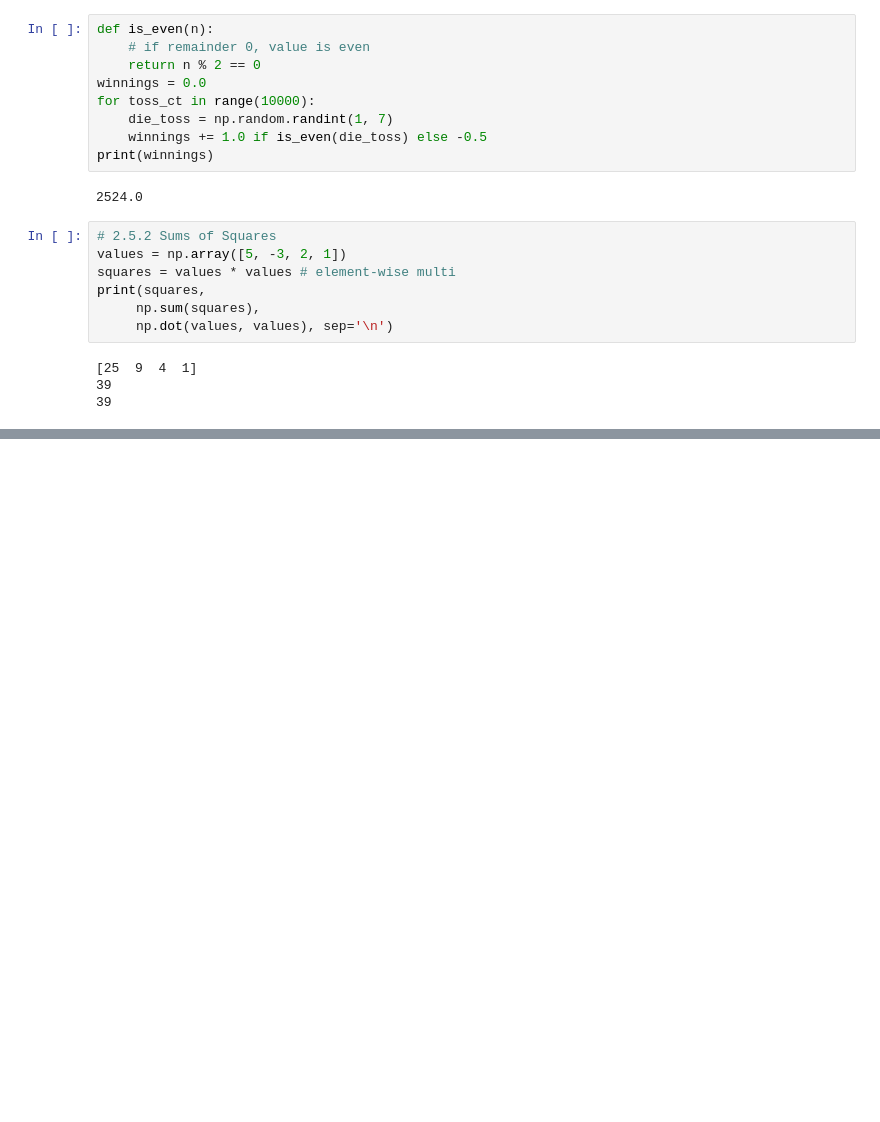
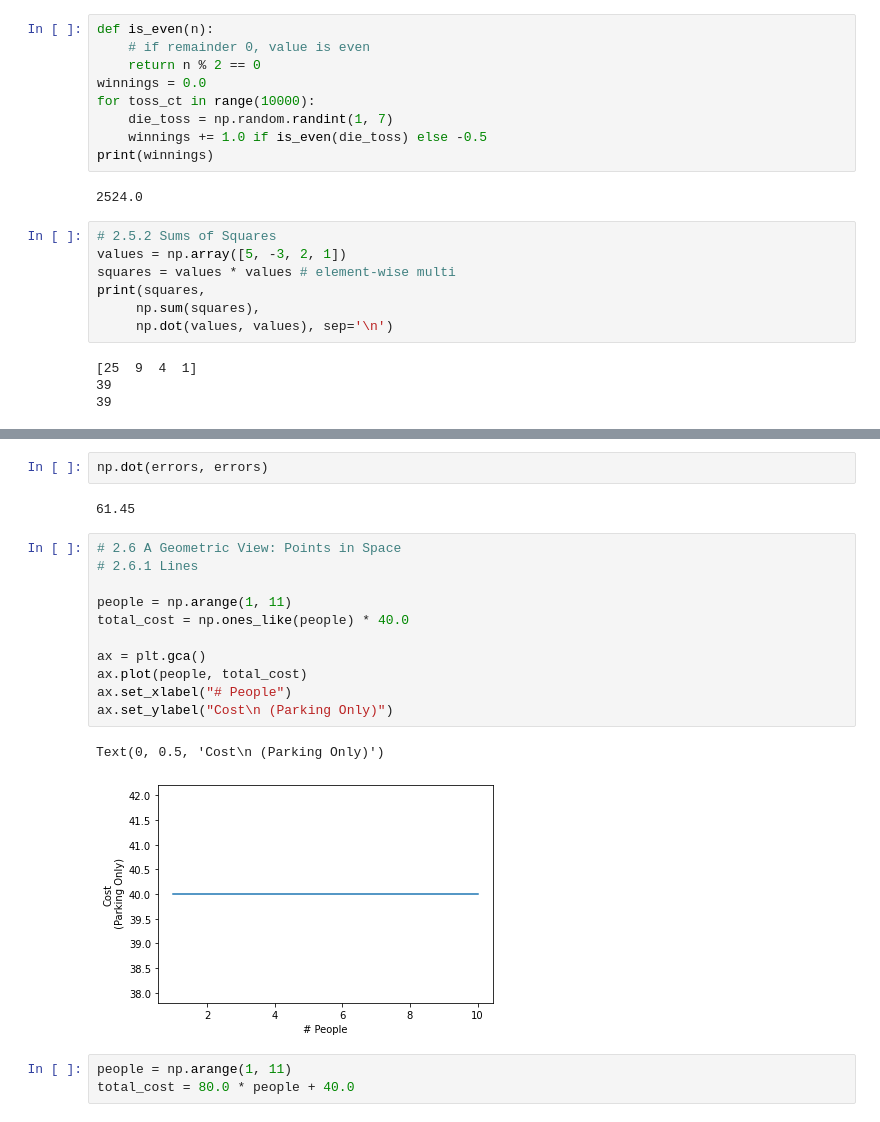
Before and after one commit to takebri/ML, a Jupyter notebook: technical_background.ipynb, the cells around one changed output, grey strips where cells are left out. Saved outputs shown, nothing was run; the diff lists cells and outputs as text; blank space fills up the shorter version.

Commit message:
Added lines and line plots

```diff
--- a/technical_background.ipynb
+++ b/technical_background.ipynb
@@ -159,3 +177,24 @@ display(pd.DataFrame({'errors': errors,
 | 1 | -5.0000 | 25.0000 |
 | 2 | 3.2000 | 10.2400 |
 | 3 | -1.1000 | 1.2100 |
+# %%
+np.dot(errors, errors)
+# %% [output]
+61.45
+# %%
+# 2.6 A Geometric View: Points in Space
+# 2.6.1 Lines
+
+people = np.arange(1, 11)
+total_cost = np.ones_like(people) * 40.0
+
+ax = plt.gca()
+ax.plot(people, total_cost)
+ax.set_xlabel("# People")
+ax.set_ylabel("Cost\n (Parking Only)")
+# %% [output]
+Text(0, 0.5, 'Cost\n (Parking Only)')
+[figure, added]
+# %%
+people = np.arange(1, 11)
+total_cost = 80.0 * people + 40.0
```
Also changed, not shown: parts of 10 cells of this notebook.
